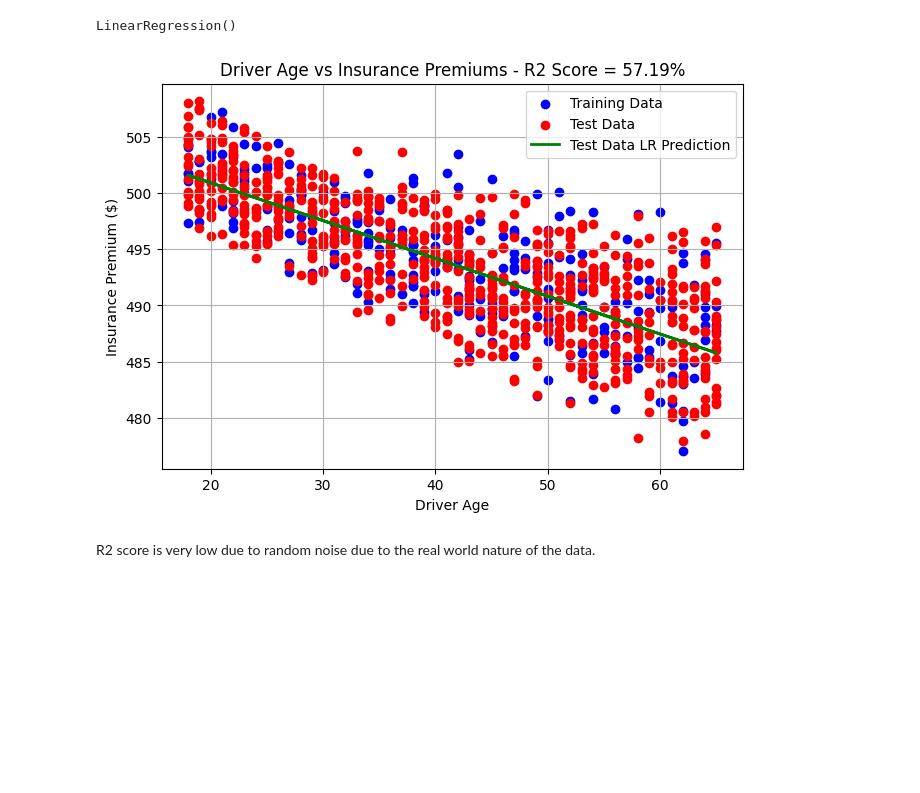
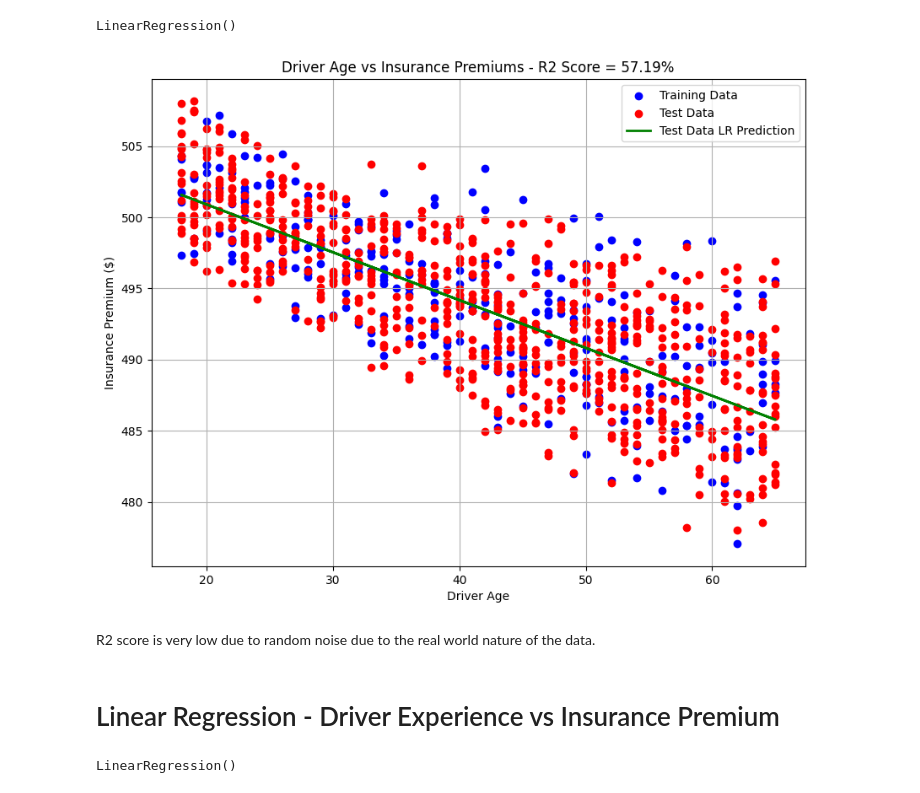
Before and after one commit to tamasfried/CarInsuranceMLProject, a Jupyter notebook: car_insurance.ipynb, the cells around one changed output. Drawn from its saved outputs; the diff is of its cells as text; code cells hidden in the pictures; blank space fills up the shorter version.

```diff
--- a/car_insurance.ipynb
+++ b/car_insurance.ipynb
@@ -163,19 +165,21 @@ y_pred = model.predict(X_test)
 # %%
 # Plot the results and display
 from sklearn.metrics import r2_score
 r2 = r2_score(y_test,y_pred)
 
-plt.figure(figsize=(7.5,5))
+plt.figure(figsize=(10,7.5))
 plt.scatter(X_test, y_test, color='blue', label='Training Data')
 plt.scatter(X_train, y_train, color='red', label='Test Data')
 plt.plot(X_test, y_pred, color='green', linewidth=2, label='Test Data LR Prediction')
 plt.xlabel("Driver Age")
 plt.ylabel("Insurance Premium ($)")
 plt.title(f"Driver Age vs Insurance Premiums - R2 Score = {r2*100:.2f}%")
 plt.grid(True)
 plt.legend()
 plt.show()
 # %% [output]
-[figure, old version]
+[figure, new version]
 # %% [markdown]
 R2 score is very low due to random noise due to the real world nature of the data.
+# %% [markdown]
+# Linear Regression - Driver Experience vs Insurance Premium
@@ -181,0 +193,6 @@ R2 score is very low due to random noise due to the real world nature of the dat
+# %%
+# Select linear regression model and fit the data
+model = LinearRegression()
+model.fit(X_train, y_train)
+# %% [output]
+LinearRegression()
```
Also changed, not shown: parts of 13 cells of this notebook, 1 other file.
